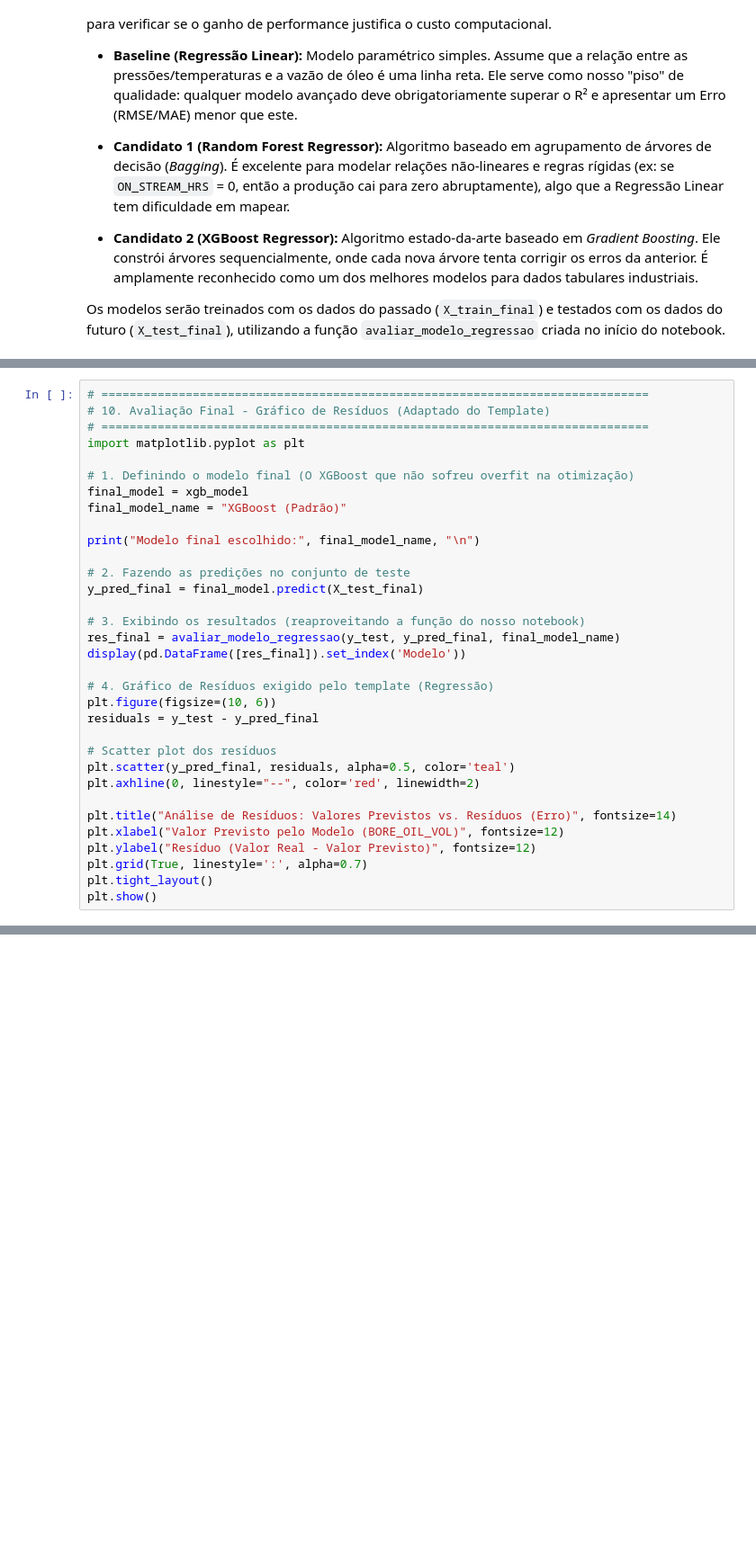
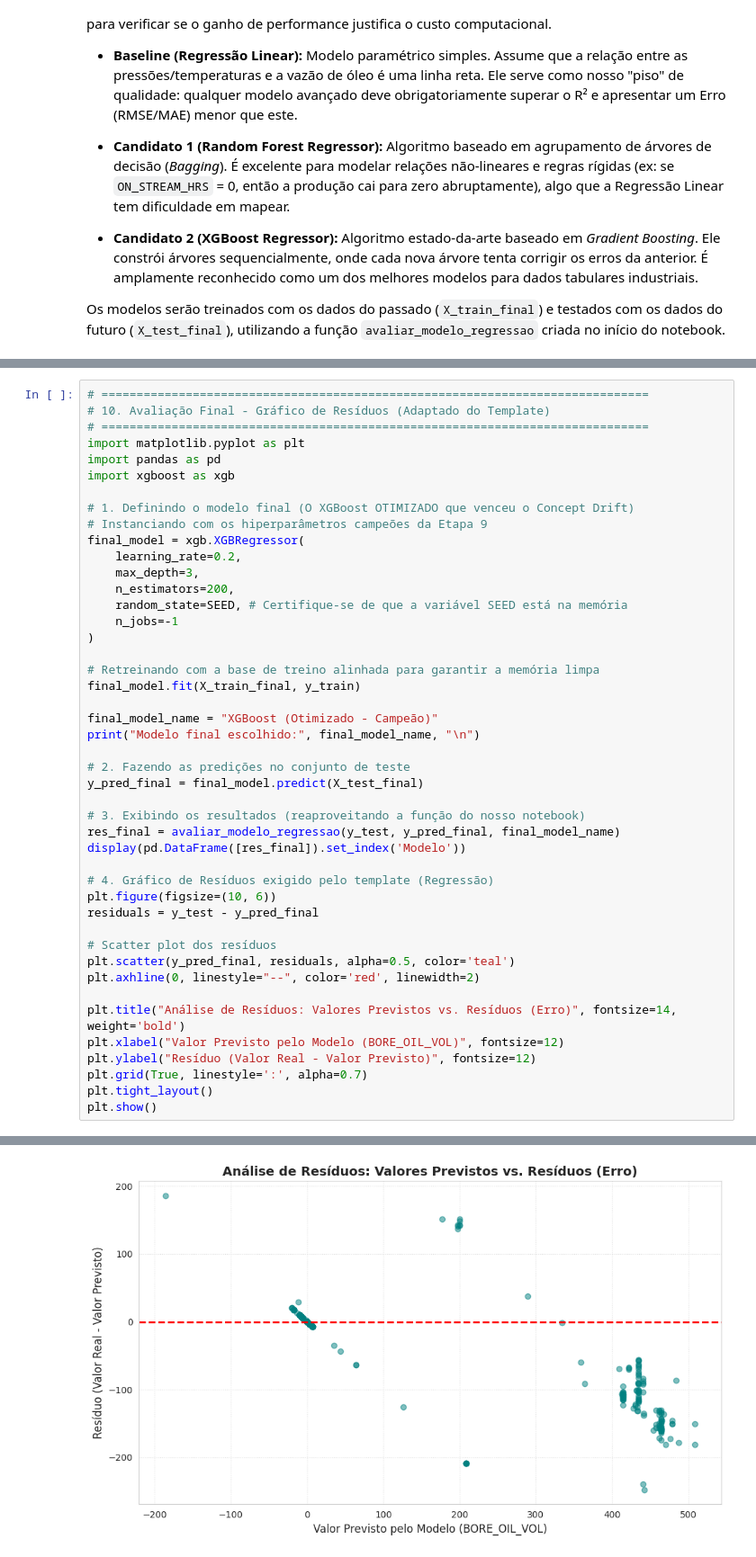
Before and after one commit to andersonportella-collab/MVP_ML_PUCRio, a Jupyter notebook: MVP_ML_Analytics_2026_Anderson G Portella.ipynb, the cells around one changed output, grey strips where cells are left out. Shown at 90% size. Cells and saved outputs as stored; diff of their text form; blank space fills up the shorter version.

```diff
--- a/MVP_ML_Analytics_2026_Anderson G Portella.ipynb
+++ b/MVP_ML_Analytics_2026_Anderson G Portella.ipynb
@@ -1110,11 +1157,23 @@ Além disso, por focar estritamente em sensores, o modelo ignora variáveis geol
 # 10. Avaliação Final - Gráfico de Resíduos (Adaptado do Template)
 # ==============================================================================
 import matplotlib.pyplot as plt
+import pandas as pd
+import xgboost as xgb
 
-# 1. Definindo o modelo final (O XGBoost que não sofreu overfit na otimização)
-final_model = xgb_model
-final_model_name = "XGBoost (Padrão)"
+# 1. Definindo o modelo final (O XGBoost OTIMIZADO que venceu o Concept Drift)
+# Instanciando com os hiperparâmetros campeões da Etapa 9
+final_model = xgb.XGBRegressor(
+    learning_rate=0.2,
+    max_depth=3,
+    n_estimators=200,
+    random_state=SEED, # Certifique-se de que a variável SEED está na memória
+    n_jobs=-1
+)
 
+# Retreinando com a base de treino alinhada para garantir a memória limpa
+final_model.fit(X_train_final, y_train)
+
+final_model_name = "XGBoost (Otimizado - Campeão)"
 print("Modelo final escolhido:", final_model_name, "\n")
 
 # 2. Fazendo as predições no conjunto de teste
@@ -1132,9 +1191,10 @@ residuals = y_test - y_pred_final
 plt.scatter(y_pred_final, residuals, alpha=0.5, color='teal')
 plt.axhline(0, linestyle="--", color='red', linewidth=2)
 
-plt.title("Análise de Resíduos: Valores Previstos vs. Resíduos (Erro)", fontsize=14)
+plt.title("Análise de Resíduos: Valores Previstos vs. Resíduos (Erro)", fontsize=14, weight='bold')
 plt.xlabel("Valor Previsto pelo Modelo (BORE_OIL_VOL)", fontsize=12)
 plt.ylabel("Resíduo (Valor Real - Valor Previsto)", fontsize=12)
 plt.grid(True, linestyle=':', alpha=0.7)
 plt.tight_layout()
 plt.show()
+# %% [output]
@@ -1140,0 +1210 @@ plt.show()
+[figure, added]
```
Also changed, not shown: parts of 22 cells of this notebook.
